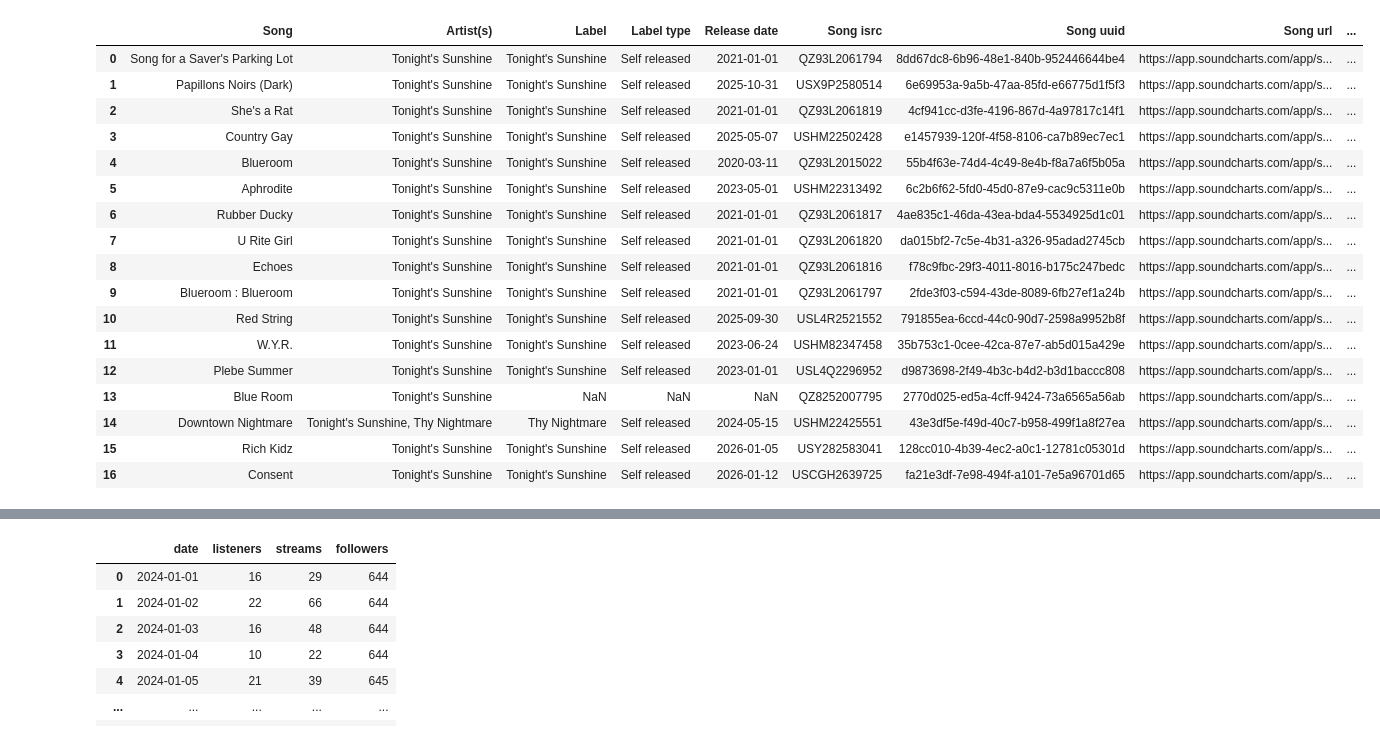
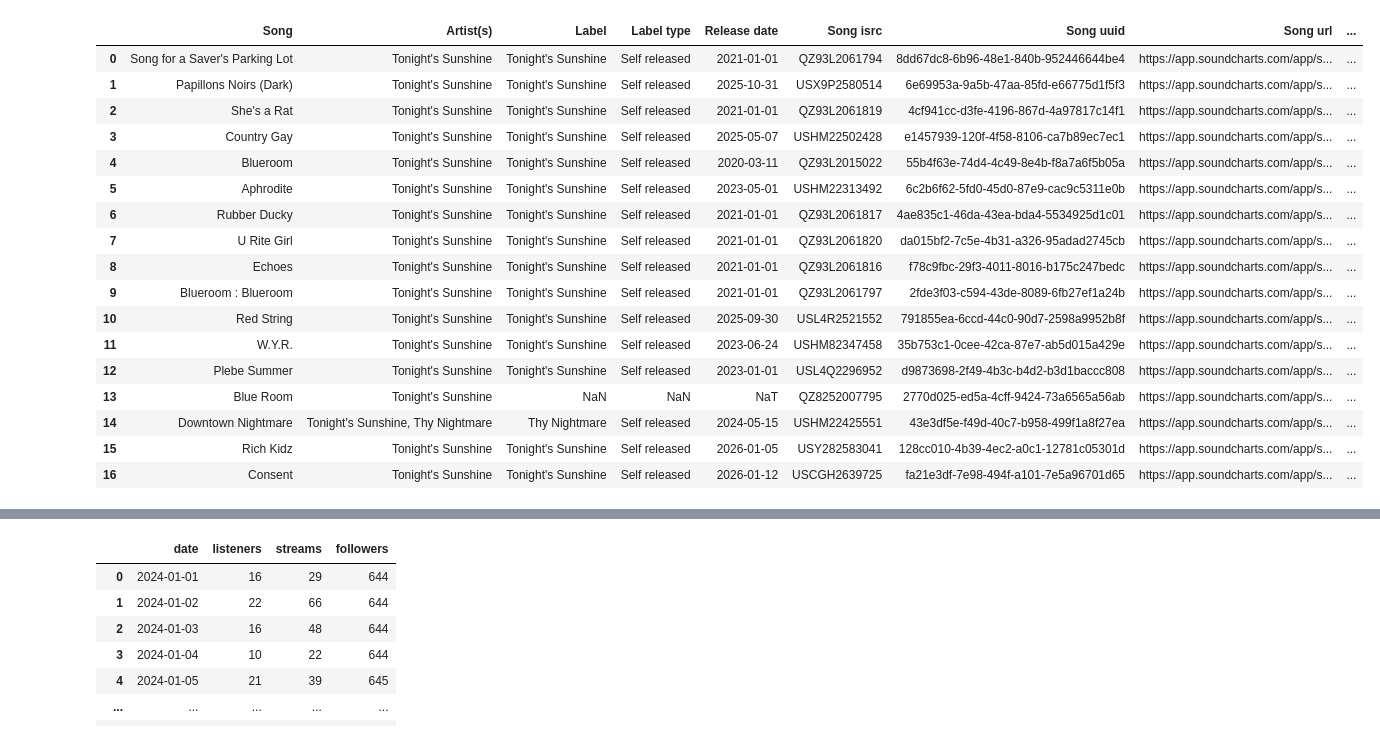
Before and after one commit to jtucker109/anas-data, a Jupyter notebook: app.ipynb, the cells around one changed output, grey strips where cells are left out. Cells and saved outputs as stored; diff of their text form; code cells hidden in the pictures.

```diff
--- a/app.ipynb
+++ b/app.ipynb
@@ -1,25 +1,40 @@
 # %%
 import pandas as pd
 pd.set_option('display.max_columns', None)
 audience = pd.read_csv('Analytics-CSV_s\Spotify\Spotify-audience-timeline.csv')
 song = pd.read_csv('songs_data.csv')
+song['Release date'] = pd.to_datetime(song['Release date'])
+song[['Song','Release date', 'Soundcharts score Total',
+       'Soundcharts score Change', ' Soundcharts score Change %',
+       'Spotify stream Total', 'Spotify stream Change',
+       'Spotify stream Change %', 'Spotify popularity Total',
+       'Spotify popularity Change', 'Spotify popularity Change %',
+       'Tidal popularity Total', 'Tidal popularity Change',
+       'Tidal popularity Change %', 'Deezer popularity Total',
+       'Deezer popularity Change', 'Deezer popularity Change %',
+       'Youtube views Total', 'Youtube views Change', 'Youtube views Change %',
+       'Tiktok videos Total', 'Tiktok videos Change', 'Tiktok videos Change %',
+       'Airplay plays Total', 'Airplay plays Change', 'Airplay plays Change %',
+       'Shazam counts Total', 'Shazam counts Change', 'Shazam counts Change %',
+       'Soundcloud plays Total', 'Soundcloud plays Change',
+       'Soundcloud plays Change %']]
 song
 # %% [output]
 |  | Song | Artist(s) | Label | Label type | Release date | Song isrc | Song uuid | Song url | ... |
 | 0 | Song for a Saver's Parking Lot | Tonight's Sunshine | Tonight's Sunshine | Self released | 2021-01-01 | QZ93L2061794 | 8dd67dc8-6b96-48e1-840b-952446644be4 | https://app.soundcharts.com/app/s... | ... |
 | 1 | Papillons Noirs (Dark) | Tonight's Sunshine | Tonight's Sunshine | Self released | 2025-10-31 | USX9P2580514 | 6e69953a-9a5b-47aa-85fd-e66775d1f5f3 | https://app.soundcharts.com/app/s... | ... |
 | 2 | She's a Rat | Tonight's Sunshine | Tonight's Sunshine | Self released | 2021-01-01 | QZ93L2061819 | 4cf941cc-d3fe-4196-867d-4a97817c14f1 | https://app.soundcharts.com/app/s... | ... |
 | 3 | Country Gay | Tonight's Sunshine | Tonight's Sunshine | Self released | 2025-05-07 | USHM22502428 | e1457939-120f-4f58-8106-ca7b89ec7ec1 | https://app.soundcharts.com/app/s... | ... |
 | 4 | Blueroom | Tonight's Sunshine | Tonight's Sunshine | Self released | 2020-03-11 | QZ93L2015022 | 55b4f63e-74d4-4c49-8e4b-f8a7a6f5b05a | https://app.soundcharts.com/app/s... | ... |
 | 5 | Aphrodite | Tonight's Sunshine | Tonight's Sunshine | Self released | 2023-05-01 | USHM22313492 | 6c2b6f62-5fd0-45d0-87e9-cac9c5311e0b | https://app.soundcharts.com/app/s... | ... |
 | 6 | Rubber Ducky | Tonight's Sunshine | Tonight's Sunshine | Self released | 2021-01-01 | QZ93L2061817 | 4ae835c1-46da-43ea-bda4-5534925d1c01 | https://app.soundcharts.com/app/s... | ... |
 | 7 | U Rite Girl | Tonight's Sunshine | Tonight's Sunshine | Self released | 2021-01-01 | QZ93L2061820 | da015bf2-7c5e-4b31-a326-95adad2745cb | https://app.soundcharts.com/app/s... | ... |
 | 8 | Echoes | Tonight's Sunshine | Tonight's Sunshine | Self released | 2021-01-01 | QZ93L2061816 | f78c9fbc-29f3-4011-8016-b175c247bedc | https://app.soundcharts.com/app/s... | ... |
 | 9 | Blueroom : Blueroom | Tonight's Sunshine | Tonight's Sunshine | Self released | 2021-01-01 | QZ93L2061797 | 2fde3f03-c594-43de-8089-6fb27ef1a24b | https://app.soundcharts.com/app/s... | ... |
 | 10 | Red String | Tonight's Sunshine | Tonight's Sunshine | Self released | 2025-09-30 | USL4R2521552 | 791855ea-6ccd-44c0-90d7-2598a9952b8f | https://app.soundcharts.com/app/s... | ... |
 | 11 | W.Y.R. | Tonight's Sunshine | Tonight's Sunshine | Self released | 2023-06-24 | USHM82347458 | 35b753c1-0cee-42ca-87e7-ab5d015a429e | https://app.soundcharts.com/app/s... | ... |
 | 12 | Plebe Summer | Tonight's Sunshine | Tonight's Sunshine | Self released | 2023-01-01 | USL4Q2296952 | d9873698-2f49-4b3c-b4d2-b3d1baccc808 | https://app.soundcharts.com/app/s... | ... |
-| 13 | Blue Room | Tonight's Sunshine | NaN | NaN | NaN | QZ8252007795 | 2770d025-ed5a-4cff-9424-73a6565a56ab | https://app.soundcharts.com/app/s... | ... |
+| 13 | Blue Room | Tonight's Sunshine | NaN | NaN | NaT | QZ8252007795 | 2770d025-ed5a-4cff-9424-73a6565a56ab | https://app.soundcharts.com/app/s... | ... |
 | 14 | Downtown Nightmare | Tonight's Sunshine, Thy Nightmare | Thy Nightmare | Self released | 2024-05-15 | USHM22425551 | 43e3df5e-f49d-40c7-b958-499f1a8f27ea | https://app.soundcharts.com/app/s... | ... |
 | 15 | Rich Kidz | Tonight's Sunshine | Tonight's Sunshine | Self released | 2026-01-05 | USY282583041 | 128cc010-4b39-4ec2-a0c1-12781c05301d | https://app.soundcharts.com/app/s... | ... |
 | 16 | Consent | Tonight's Sunshine | Tonight's Sunshine | Self released | 2026-01-12 | USCGH2639725 | fa21e3df-7e98-494f-a101-7e5a96701d65 | https://app.soundcharts.com/app/s... | ... |
```
Also changed, not shown: parts of 1 cell of this notebook, 1 other file.
